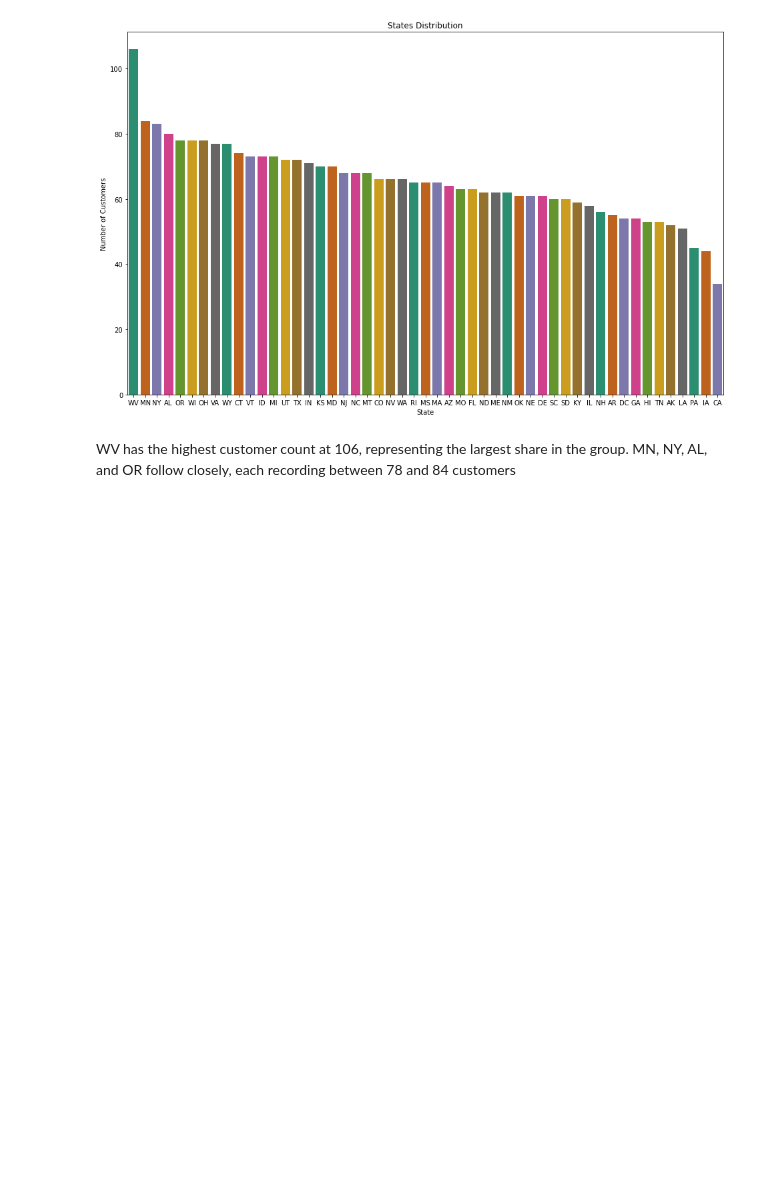
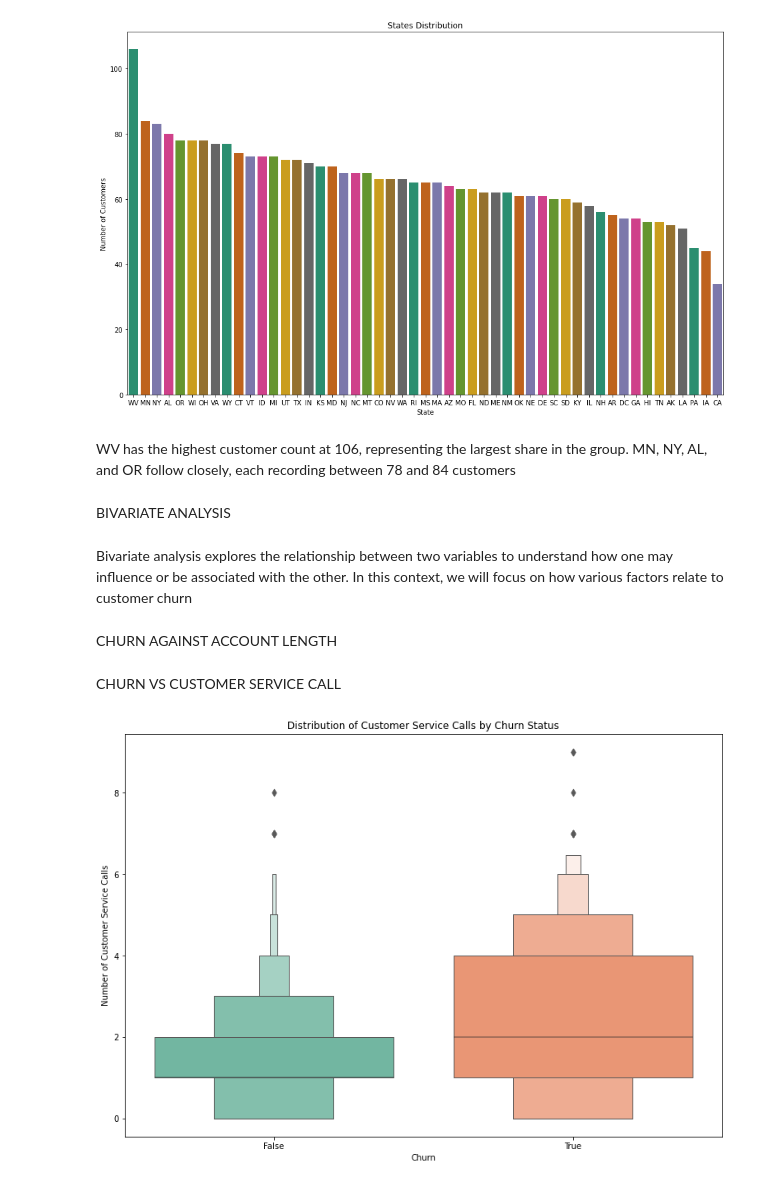
Before and after one commit to edgarowuor-tech/PHASE_THREE_CLASSIFICATION-MODEL-PROJECT, a Jupyter notebook: index.ipynb, the cells around one changed output. Saved outputs shown, nothing was run; the diff lists cells and outputs as text; code cells hidden in the pictures; blank space fills up the shorter version.

Commit message:
bivariate analysis

```diff
--- a/index.ipynb
+++ b/index.ipynb
@@ -441,3 +441,27 @@ plt.show()
 [figure]
 # %% [markdown]
 WV has the highest customer count at 106, representing the largest share in the group. MN, NY, AL, and OR follow closely, each recording between 78 and 84 customers
+# %% [markdown]
+BIVARIATE ANALYSIS
+# %% [markdown]
+Bivariate analysis explores the relationship between two variables to understand how one may influence or be associated with the other. In this context, we will focus on how various factors relate to customer churn
+# %% [markdown]
+CHURN AGAINST ACCOUNT LENGTH
+# %% [markdown]
+CHURN VS CUSTOMER SERVICE CALL
+# %%
+# Churn vs Customer service calls
+
+plt.figure(figsize=(13,9))
+sns.boxenplot(
+    data=data,
+    x='churn',
+    y='customer_service_calls',
+    palette='Set2'
+)
+plt.title('Distribution of Customer Service Calls by Churn Status')
+plt.xlabel('Churn')
+plt.ylabel('Number of Customer Service Calls')
+plt.show()
+# %% [output]
+[figure, added]
```
Also changed, not shown: parts of 9 cells of this notebook, 1 other file.
